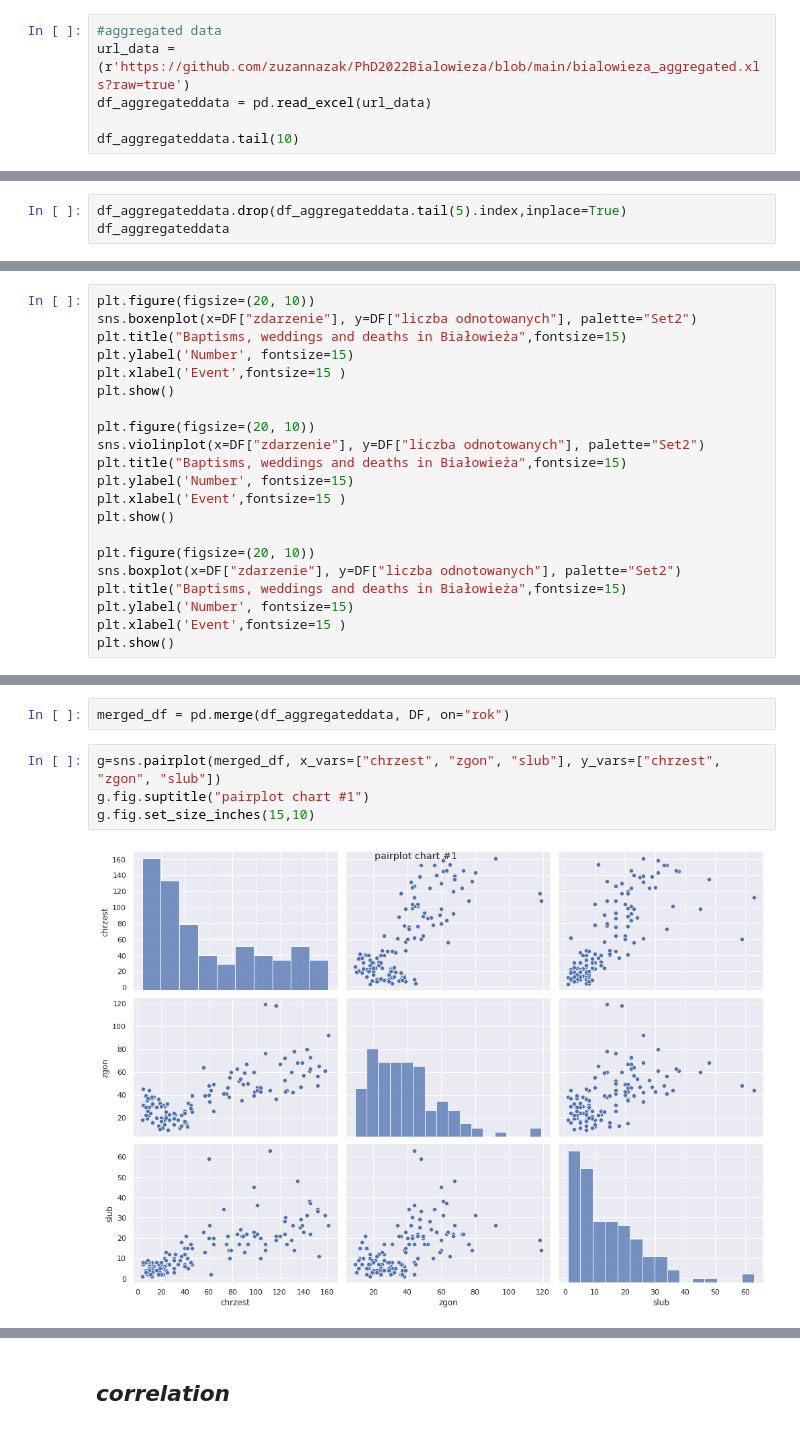
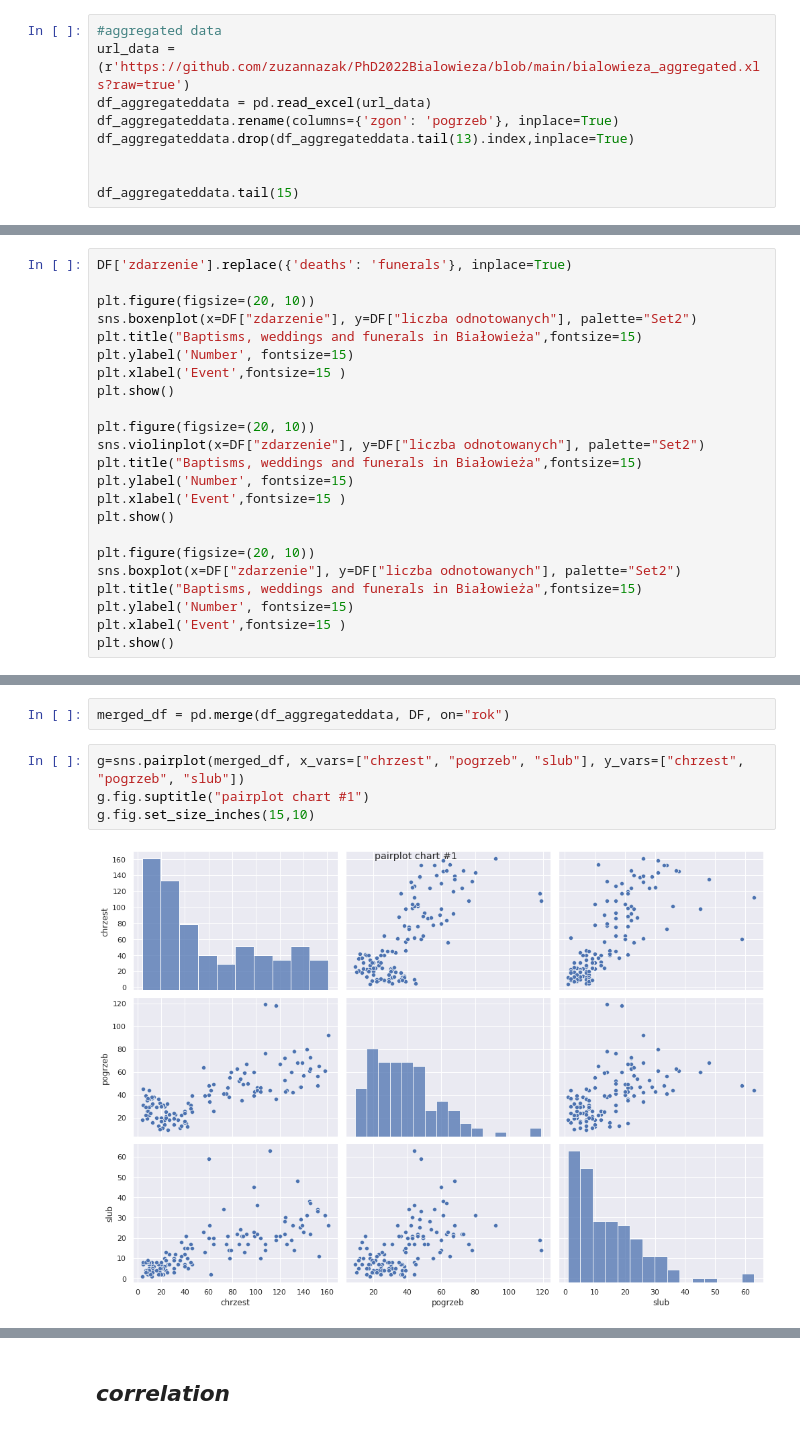
Before and after one commit to zuzannazak/PhD2022Bialowieza, a Jupyter notebook: 💖projekt.ipynb, the cells around one changed output, grey strips where cells are left out. Drawn from its saved outputs; the diff is of its cells as text.

```diff
--- a/💖projekt.ipynb
+++ b/💖projekt.ipynb
@@ -119,6 +119,9 @@ Additional data was added from Główny Urząd Statystyczny. Bank Danych Lokalny
 #aggregated data
 url_data = (r'https://github.com/zuzannazak/PhD2022Bialowieza/blob/main/bialowieza_aggregated.xls?raw=true')
 df_aggregateddata = pd.read_excel(url_data)
+df_aggregateddata.rename(columns={'zgon': 'pogrzeb'}, inplace=True)
+df_aggregateddata.drop(df_aggregateddata.tail(13).index,inplace=True)
 
-df_aggregateddata.tail(10)
+
+df_aggregateddata.tail(15)
 # %% [output]
@@ -140,3 +147,0 @@ The aim of the project would be to predict the values of baptisms, marriages and
-# %%
-df_aggregateddata.drop(df_aggregateddata.tail(5).index,inplace=True)
-df_aggregateddata
@@ -238,23 +243,25 @@ After World War II, the number of baptisms and deaths successively decreased, wh
 # %% [markdown]
 In the following graphs we can see some statistics for the variables from the original dataset.
 # %%
+DF['zdarzenie'].replace({'deaths': 'funerals'}, inplace=True)
+
 plt.figure(figsize=(20, 10))
 sns.boxenplot(x=DF["zdarzenie"], y=DF["liczba odnotowanych"], palette="Set2")
-plt.title("Baptisms, weddings and deaths in Białowieża",fontsize=15)
+plt.title("Baptisms, weddings and funerals in Białowieża",fontsize=15)
 plt.ylabel('Number', fontsize=15)
 plt.xlabel('Event',fontsize=15 )
 plt.show()
 
 plt.figure(figsize=(20, 10))
 sns.violinplot(x=DF["zdarzenie"], y=DF["liczba odnotowanych"], palette="Set2")
-plt.title("Baptisms, weddings and deaths in Białowieża",fontsize=15)
+plt.title("Baptisms, weddings and funerals in Białowieża",fontsize=15)
 plt.ylabel('Number', fontsize=15)
 plt.xlabel('Event',fontsize=15 )
 plt.show()
 
 plt.figure(figsize=(20, 10))
 sns.boxplot(x=DF["zdarzenie"], y=DF["liczba odnotowanych"], palette="Set2")
-plt.title("Baptisms, weddings and deaths in Białowieża",fontsize=15)
+plt.title("Baptisms, weddings and funerals in Białowieża",fontsize=15)
 plt.ylabel('Number', fontsize=15)
 plt.xlabel('Event',fontsize=15 )
 plt.show()
@@ -274,9 +418,9 @@ The most outlier observations were identified for deaths, but these were for all
 # %%
 merged_df = pd.merge(df_aggregateddata, DF, on="rok")
 # %%
-g=sns.pairplot(merged_df, x_vars=["chrzest", "zgon", "slub"], y_vars=["chrzest", "zgon", "slub"])
+g=sns.pairplot(merged_df, x_vars=["chrzest", "pogrzeb", "slub"], y_vars=["chrzest", "pogrzeb", "slub"])
 g.fig.suptitle("pairplot chart #1")
 g.fig.set_size_inches(15,10)
 # %% [output]
-[figure, old version]
+[figure, new version]
 # %%
```
Also changed, not shown: parts of 131 cells of this notebook.
